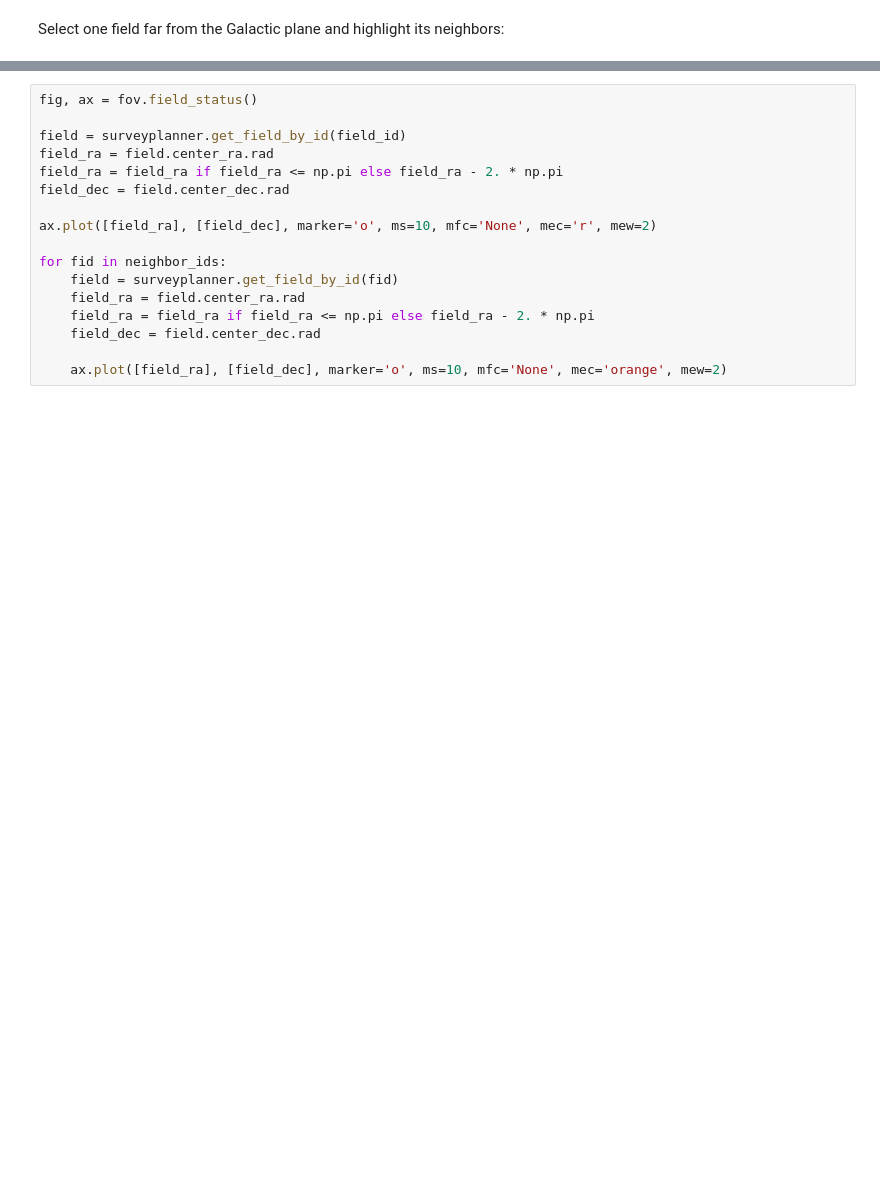
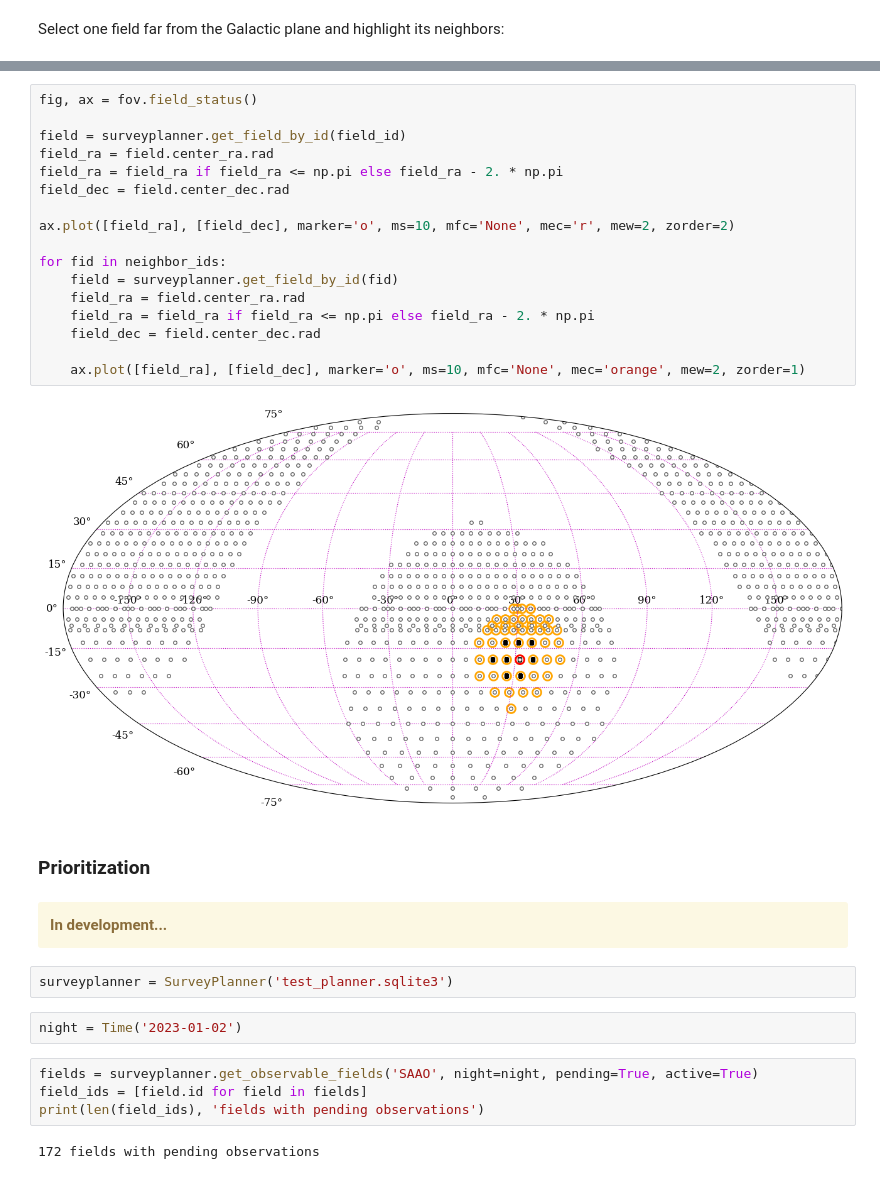
Before and after one commit to skiehl/pasiphae-survey-planner, a Jupyter notebook: Develop_SurveyPlanner.ipynb, the cells around one changed output, grey strips where cells are left out. Saved outputs shown, nothing was run; the diff lists cells and outputs as text; blank space fills up the shorter version.

```diff
--- a/Develop_SurveyPlanner.ipynb
+++ b/Develop_SurveyPlanner.ipynb
@@ -832,17 +1051,35 @@ print(f'Neighbors: {count}')
 # %%
 fig, ax = fov.field_status()
 
 field = surveyplanner.get_field_by_id(field_id)
 field_ra = field.center_ra.rad
 field_ra = field_ra if field_ra <= np.pi else field_ra - 2. * np.pi
 field_dec = field.center_dec.rad
 
-ax.plot([field_ra], [field_dec], marker='o', ms=10, mfc='None', mec='r', mew=2)
+ax.plot([field_ra], [field_dec], marker='o', ms=10, mfc='None', mec='r', mew=2, zorder=2)
 
 for fid in neighbor_ids:
     field = surveyplanner.get_field_by_id(fid)
     field_ra = field.center_ra.rad
     field_ra = field_ra if field_ra <= np.pi else field_ra - 2. * np.pi
     field_dec = field.center_dec.rad
 
-    ax.plot([field_ra], [field_dec], marker='o', ms=10, mfc='None', mec='orange', mew=2)
+    ax.plot([field_ra], [field_dec], marker='o', ms=10, mfc='None', mec='orange', mew=2, zorder=1)
+# %% [output]
+[figure, added]
+# %% [markdown]
+### Prioritization
+# %% [markdown]
+<div class="alert alert-block alert-warning">
+<b>In development...</b>
+</div>
+# %%
+surveyplanner = SurveyPlanner('test_planner.sqlite3')
+# %%
+night = Time('2023-01-02')
+# %%
+fields = surveyplanner.get_observable_fields('SAAO', night=night, pending=True, active=True)
+field_ids = [field.id for field in fields]
+print(len(field_ids), 'fields with pending observations')
+# %% [output]
+172 fields with pending observations
```
Also changed, not shown: parts of 84 cells of this notebook, 3 other files.
